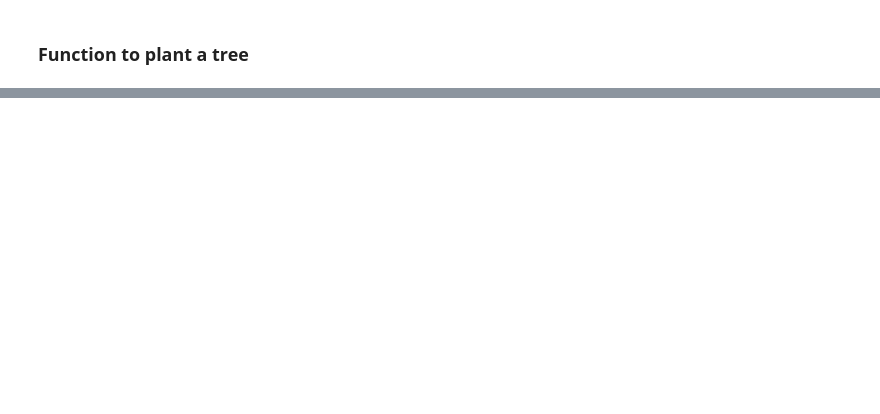
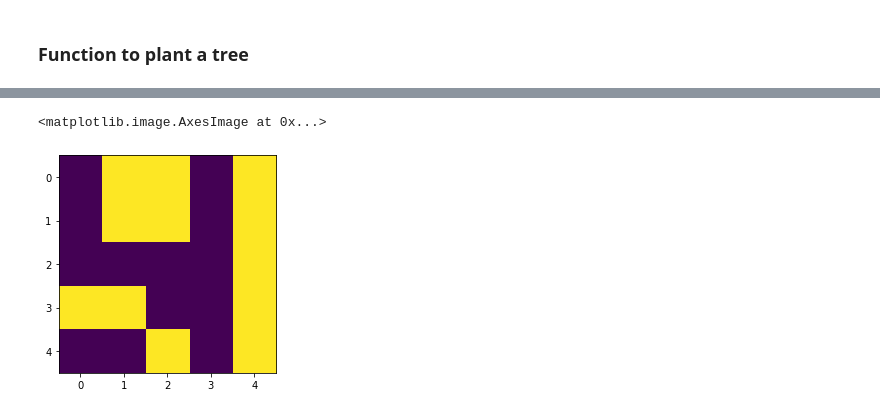
Before and after one commit to shw3ta/wildfires, a Jupyter notebook: Wer_forest.ipynb, the cells around one changed output, grey strips where cells are left out. Cells and saved outputs as stored; diff of their text form; code cells hidden in the pictures; blank space fills up the shorter version.

```diff
--- a/Wer_forest.ipynb
+++ b/Wer_forest.ipynb
@@ -230,0 +219,5 @@ grid_collector = []
+# %%
+plt.imshow(grid_collector[3])
+# %% [output]
+<matplotlib.image.AxesImage at 0x...>
+[figure, added]
```
Also changed, not shown: parts of 15 cells of this notebook.
